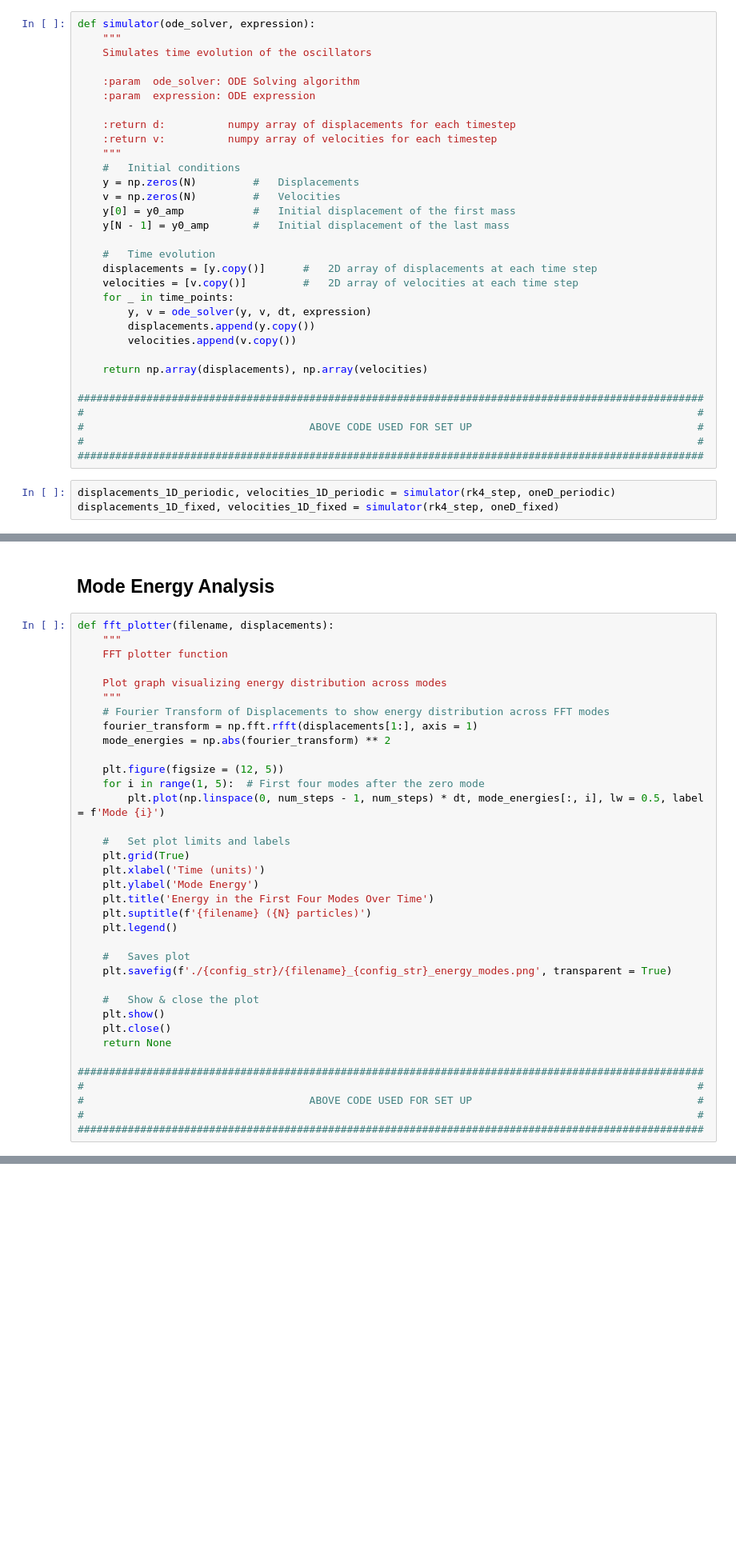
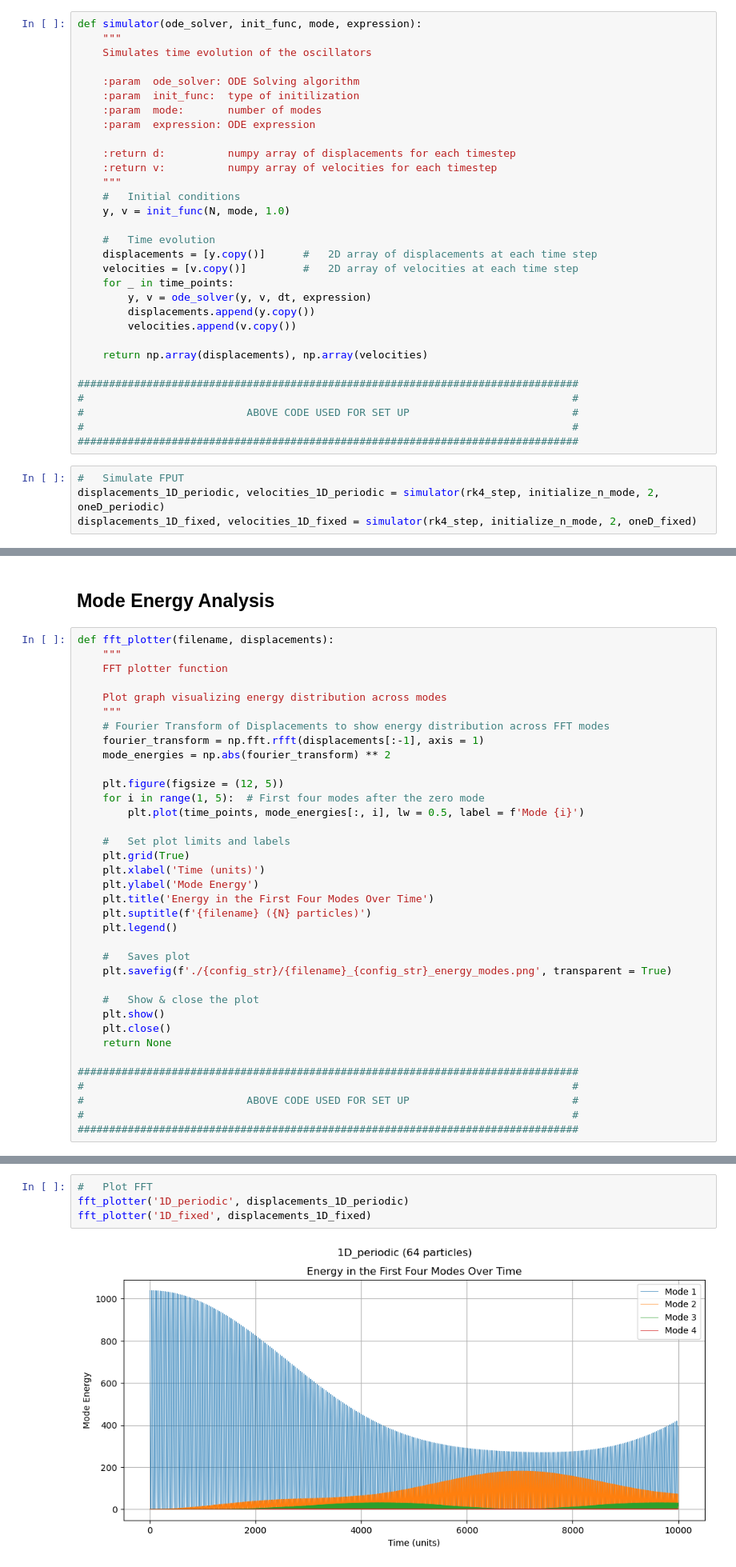
Before and after one commit to raw-asparagus/FPUT_Simulator, a Jupyter notebook: project.ipynb, the cells around one changed output, grey strips where cells are left out. Shown at 80% size. Cells and saved outputs as stored; diff of their text form; blank space fills up the shorter version.

```diff
--- a/project.ipynb
+++ b/project.ipynb
@@ -175,19 +253,18 @@ We perturb the system at one point (periodic boundary) or both ends (fixed bound
 # %%
-def simulator(ode_solver, expression):
+def simulator(ode_solver, init_func, mode, expression):
     """
     Simulates time evolution of the oscillators
 
     :param  ode_solver: ODE Solving algorithm
+    :param  init_func:  type of initilization
+    :param  mode:       number of modes
     :param  expression: ODE expression
 
     :return d:          numpy array of displacements for each timestep
     :return v:          numpy array of velocities for each timestep
     """
     #   Initial conditions
-    y = np.zeros(N)         #   Displacements
-    v = np.zeros(N)         #   Velocities
-    y[0] = y0_amp           #   Initial displacement of the first mass
-    y[N - 1] = y0_amp       #   Initial displacement of the last mass
+    y, v = init_func(N, mode, 1.0)
 
     #   Time evolution
     displacements = [y.copy()]      #   2D array of displacements at each time step
@@ -199,13 +276,14 @@ def simulator(ode_solver, expression):
 
     return np.array(displacements), np.array(velocities)
 
-####################################################################################################
-#                                                                                                  #
-#                                    ABOVE CODE USED FOR SET UP                                    #
-#                                                                                                  #
-####################################################################################################
+################################################################################
+#                                                                              #
+#                          ABOVE CODE USED FOR SET UP                          #
+#                                                                              #
+################################################################################
 # %%
-displacements_1D_periodic, velocities_1D_periodic = simulator(rk4_step, oneD_periodic)
-displacements_1D_fixed, velocities_1D_fixed = simulator(rk4_step, oneD_fixed)
+#   Simulate FPUT
+displacements_1D_periodic, velocities_1D_periodic = simulator(rk4_step, initialize_n_mode, 2, oneD_periodic)
+displacements_1D_fixed, velocities_1D_fixed = simulator(rk4_step, initialize_n_mode, 2, oneD_fixed)
 # %% [markdown]
 ### Saving Data
@@ -289,12 +440,12 @@ def fft_plotter(filename, displacements):
     Plot graph visualizing energy distribution across modes
     """
     # Fourier Transform of Displacements to show energy distribution across FFT modes
-    fourier_transform = np.fft.rfft(displacements[1:], axis = 1)
+    fourier_transform = np.fft.rfft(displacements[:-1], axis = 1)
     mode_energies = np.abs(fourier_transform) ** 2
 
     plt.figure(figsize = (12, 5))
     for i in range(1, 5):  # First four modes after the zero mode
-        plt.plot(np.linspace(0, num_steps - 1, num_steps) * dt, mode_energies[:, i], lw = 0.5, label = f'Mode {i}')
+        plt.plot(time_points, mode_energies[:, i], lw = 0.5, label = f'Mode {i}')
 
     #   Set plot limits and labels
     plt.grid(True)
@@ -312,8 +463,8 @@ def fft_plotter(filename, displacements):
     plt.close()
     return None
 
-####################################################################################################
-#                                                                                                  #
-#                                    ABOVE CODE USED FOR SET UP                                    #
-#                                                                                                  #
-####################################################################################################
+################################################################################
+#                                                                              #
+#                          ABOVE CODE USED FOR SET UP                          #
+#                                                                              #
+################################################################################
@@ -368,0 +471,6 @@ No artists with labels found to put in legend.  Note that artists whose label st
+# %%
+#   Plot FFT
+fft_plotter('1D_periodic', displacements_1D_periodic)
+fft_plotter('1D_fixed', displacements_1D_fixed)
+# %% [output]
+[figure, added]
```
Also changed, not shown: parts of 41 cells of this notebook, 12 other files.
